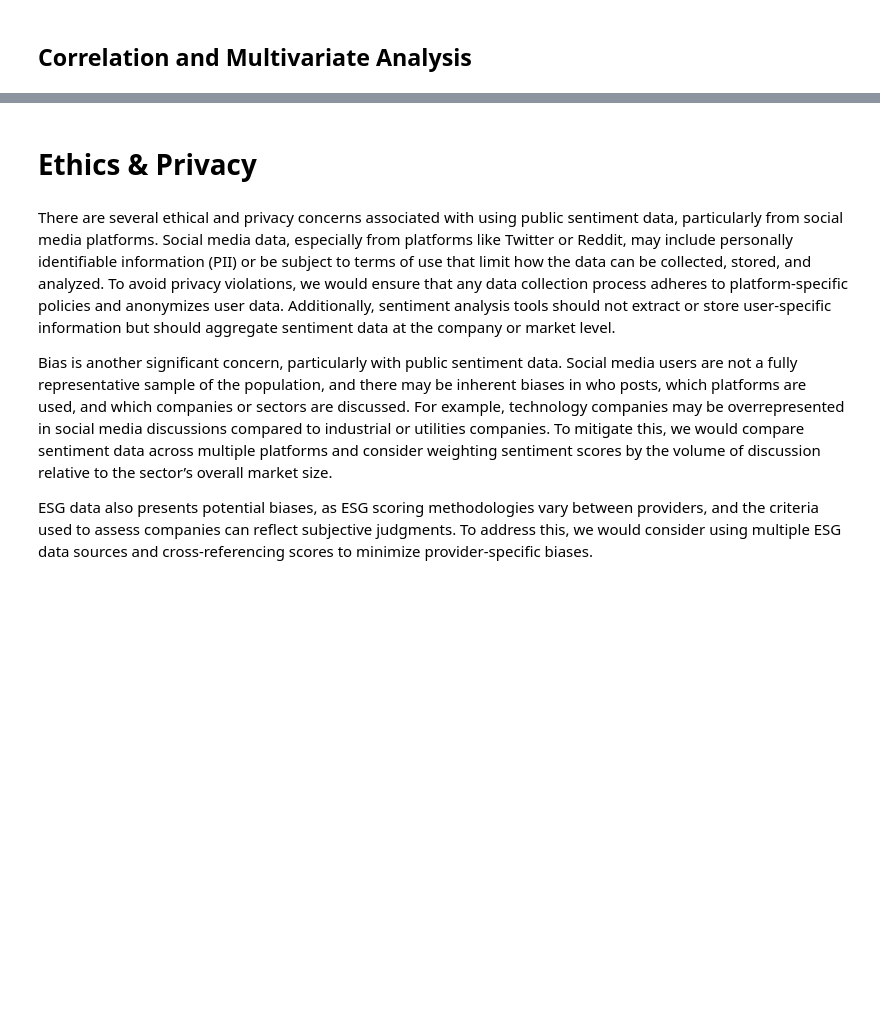
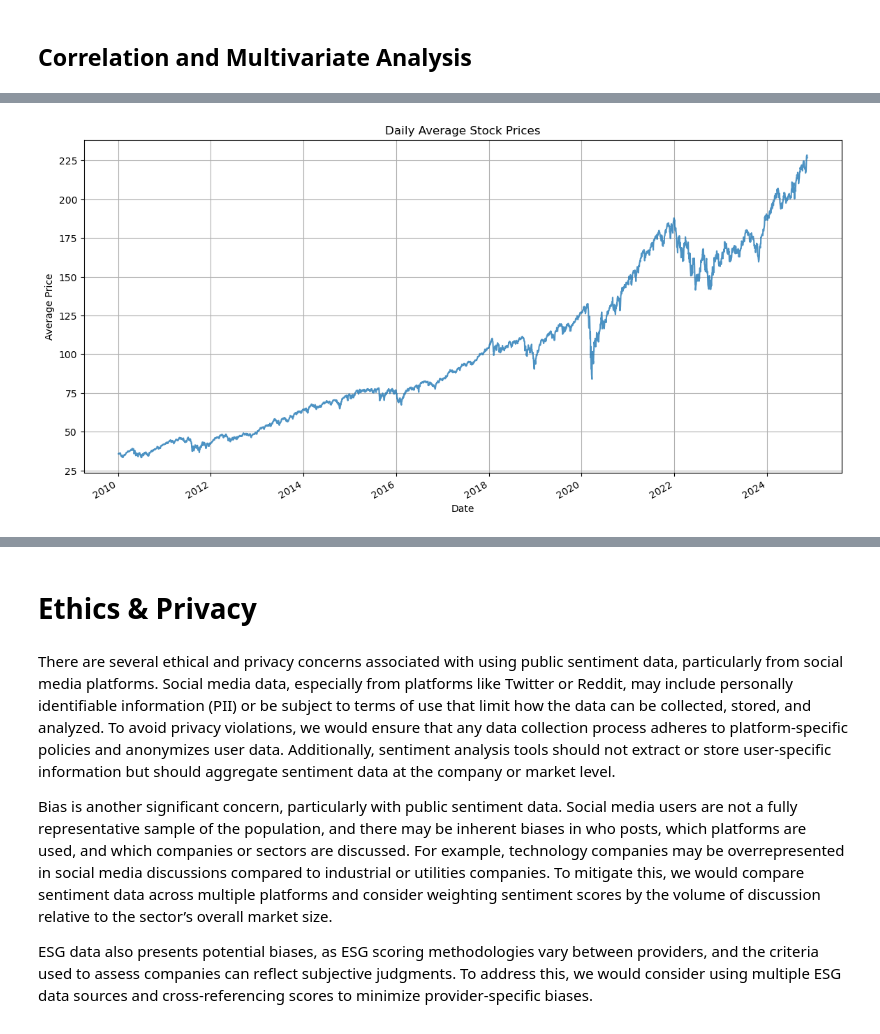
Before and after one commit to SyeinW/Cogs_108_Project_Data, a Jupyter notebook: checkpoint.ipynb, the cells around one changed output, grey strips where cells are left out. Saved outputs shown, nothing was run; the diff lists cells and outputs as text; code cells hidden in the pictures; blank space fills up the shorter version.

```diff
--- a/checkpoint.ipynb
+++ b/checkpoint.ipynb
@@ -352,0 +290,91 @@ The Linear regression model shown above seems to confirm the results of our Pear
+# %%
+# Calculate the daily percentage change in stock prices
+merged_data['Daily Price Change (%)'] = ((merged_data['Close'] - merged_data['Open']) / merged_data['Open']) * 100
+
+# Ensure 'Date' is in datetime format
+merged_data['Date'] = pd.to_datetime(merged_data['Date'])
+
+# Set 'Date' as the index for easier time series analysis
+merged_data.set_index('Date', inplace=True)
+
+# Compute daily averages for stock prices and sentiment scores
+daily_avg_price = merged_data.groupby('Date')['Close'].mean()  # Average closing price
+daily_sentiment = merged_data.groupby('Date')[
+    ['News - Positive Sentiment', 'News - Negative Sentiment']
+].mean()
+
+# Compute average daily price change
+daily_price_change = merged_data.groupby('Date')['Daily Price Change (%)'].mean()
+
+# Combine sentiment and price change into a single DataFrame for analysis
+daily_trends = pd.concat([daily_sentiment, daily_price_change], axis=1)
+
+# Plot daily average stock price over time
+plt.figure(figsize=(14, 7))
+daily_avg_price.plot(title="Daily Average Stock Prices", ylabel="Average Price", xlabel="Date", alpha=0.8)
+plt.grid()
+plt.show()
+
+# Plot daily sentiment trends over time
+plt.figure(figsize=(14, 7))
+daily_sentiment.plot(title="Daily Sentiment Trends", ylabel="Average Sentiment", xlabel="Date", alpha=0.8)
+plt.grid()
+plt.show()
+
+# Compute 30-day rolling averages for smoother trends
+rolling_avg_price = daily_avg_price.rolling(window=30).mean()
+
+# Plot original vs. rolling average
+plt.figure(figsize=(14, 7))
+daily_avg_price.plot(label="Daily Average Price", alpha=0.5)
+rolling_avg_price.plot(label="30-Day Rolling Average", linewidth=2, color="orange")
+plt.title("Stock Price Trends with Rolling Average")
+plt.xlabel("Date")
+plt.ylabel("Stock Price")
+plt.legend()
+plt.grid()
+plt.show()
+
+# Add daily price change to sentiment data
+daily_sentiment['Daily Price Change (%)'] = daily_price_change
+
+# Compute correlation matrix
+correlation_over_time = daily_sentiment.corr()
+
+# Display correlation matrix
+import seaborn as sns
+
+plt.figure(figsize=(8, 6))
+sns.heatmap(correlation_over_time, annot=True, fmt=".2f", cmap="coolwarm", cbar=True)
+plt.title("Correlation Between Sentiment and Stock Price Changes")
+plt.show()
+
+print("Correlation Matrix:\n", correlation_over_time)
+
+# Convert 'Controversy Level' to numeric, coercing errors to NaN
+merged_data['Controversy Level'] = pd.to_numeric(merged_data['Controversy Level'], errors='coerce')
+
+# Check for any invalid values and drop them
+print("Unique values in 'Controversy Level':", merged_data['Controversy Level'].unique())
+
+# Proceed with filtering high controversy events
+high_controversy_dates = merged_data[merged_data['Controversy Level'] > 4].index.unique()
+
+# Plot stock prices with high controversy events highlighted
+plt.figure(figsize=(14, 7))
+daily_avg_price.plot(label="Daily Average Price", alpha=0.8)
+plt.scatter(
+    high_controversy_dates,
+    daily_avg_price.loc[high_controversy_dates],
+    color="red",
+    label="High Controversy Events",
+    zorder=5
+)
+plt.title("Stock Prices and High Controversy Events")
+plt.xlabel("Date")
+plt.ylabel("Stock Price")
+plt.legend()
+plt.grid()
+plt.show()
+# %% [output]
+[figure, added]
```
Also changed, not shown: parts of 33 cells of this notebook.
